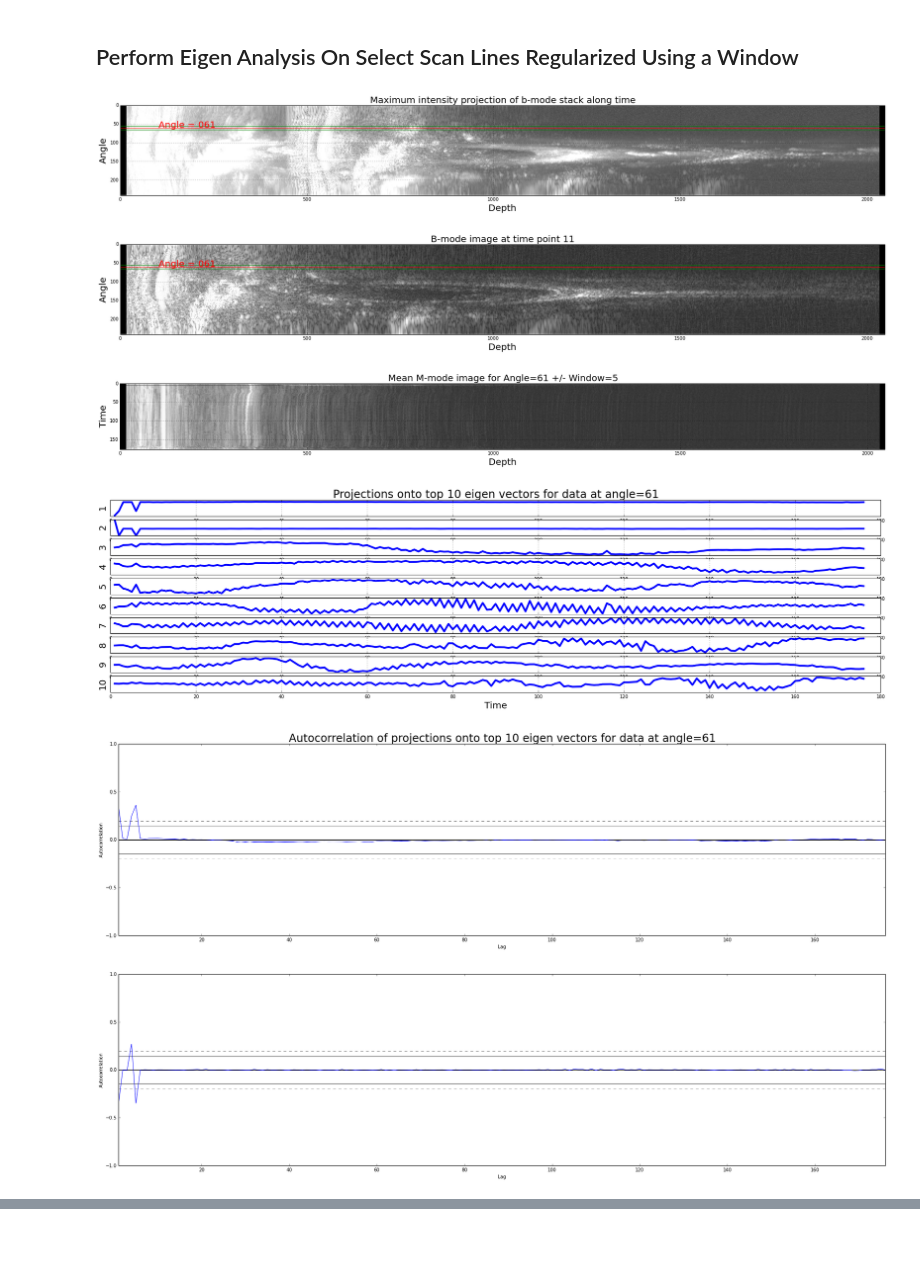
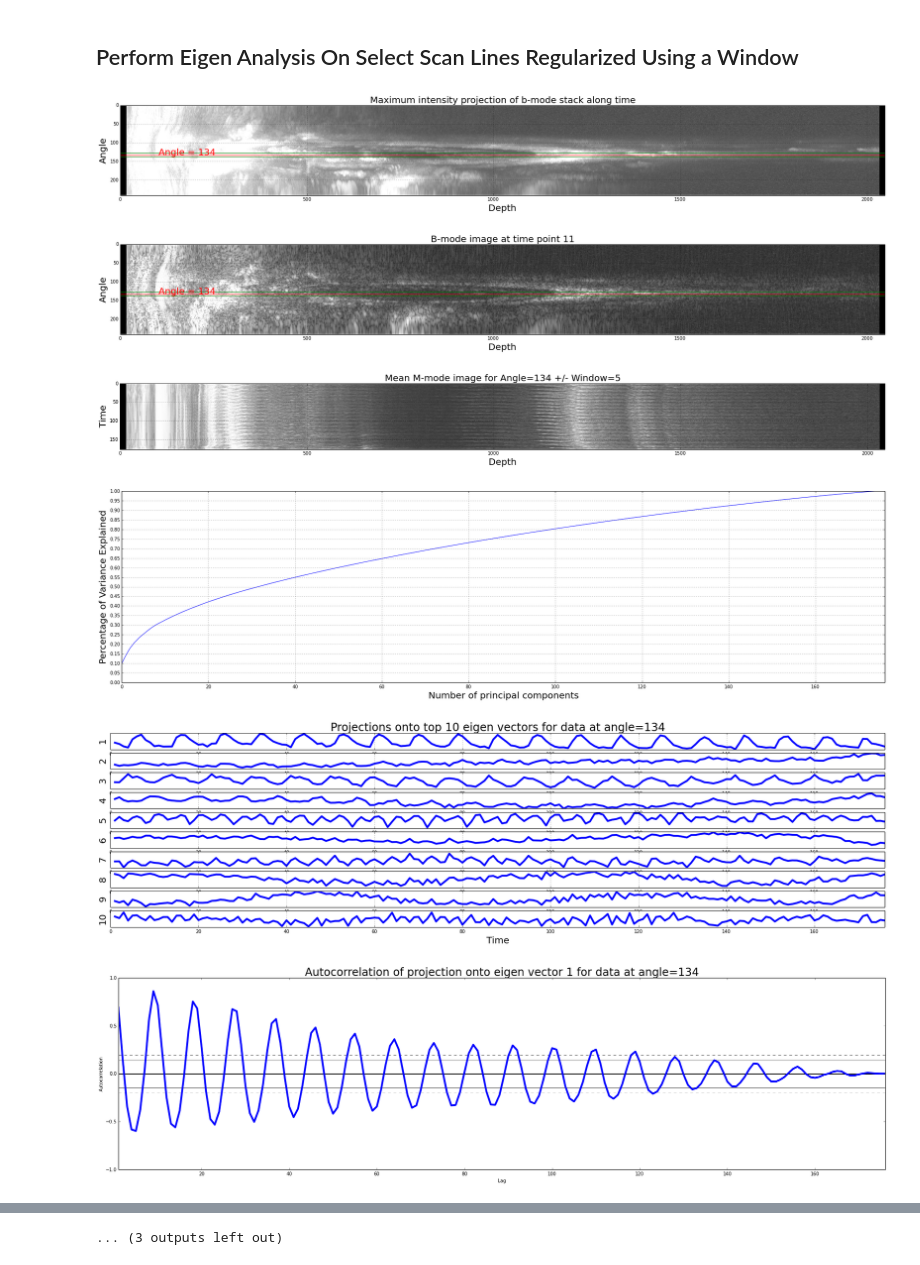
Before and after one commit to KitwareMedical/CardiacUltrasoundPhaseEstimation, a Jupyter notebook: LowCostUltrasound.ipynb, the cells around one changed output, grey strips where cells are left out. Cells and saved outputs as stored; diff of their text form; code cells hidden in the pictures; blank space fills up the shorter version.

```diff
--- a/LowCostUltrasound.ipynb
+++ b/LowCostUltrasound.ipynb
@@ -99,7 +100,7 @@ def convertFromRFtoBMode( imInputRF ):
 # %% [markdown]
 ## Load Image Data
 # %%
-dataRootDir = '../data/StephenHeart2015-01-21'
+dataRootDir = '../../data/StephenHeart2015-01-21/'
 
 dataFiles = {'prefix': [],
              'rf': [],
@@ -123,5 +125,5 @@ for f in os.listdir(dataRootDir):
 # %%
-fid = 1
+fid = 2
 dataFilePath_rf = dataFiles['rf'][fid]
 dataFilePath_bm = dataFiles['bm'][fid]
 dataFilePath_bmsc = dataFiles['bmsc'][fid]
@@ -143,6 +145,7 @@ print '\tSize: ', imInput_bm_sitk.GetSize()
 print '\tSpacing: ', imInput_bm_sitk.GetSpacing()
 
 imInput_bm = np.transpose( sitk.GetArrayFromImage( imInput_bm_sitk ), [2, 1, 0] )
+#imInput_bm = convertFromRFtoBMode(imInput_rf)
 
 # Load bmode image before scan conversion
 print "\nLoading bmode image after scan conversion: "
@@ -291,13 +309,14 @@ for eid in range(numEigenVectors):
 ## Perform Eigen Analysis On Select Scan Lines Regularized Using a Window
 # %%
 # set parameters
-showEigenVarianceCoverage = False
+showEigenVarianceCoverage = True
 titlesize = 24
 labelsize = 20
 
 numEigenVectors = 10
-thetaSel = np.round(imInput_bm.shape[1] * 0.25)
+thetaSel = np.round(imInput_bm.shape[1] * 0.55)
 thetaWindow = 5
+minDepth = 0
 
 # display scan line on b-mode MIP
 plt.figure()
@@ -309,6 +328,9 @@ plt.text(0.05 * imInput_bm.shape[0], thetaSel, 'Angle = %.3d' % (thetaSel+1),
          fontsize=labelsize, color='r')
 plt.gca().add_patch(mpatches.Rectangle((0, thetaSel-thetaWindow), imInput_bm.shape[0], 2*thetaWindow,
                                        fill=False, ec='g'))
+
+plt.plot([minDepth,minDepth], [0, imInput_bm.shape[1]], 'm', linewidth=2)
+
 plt.xlim([0,imInput_bm.shape[0]])
 plt.ylim([0,imInput_bm.shape[1]])
 plt.xlabel('Depth', fontsize=labelsize)
@@ -327,6 +349,9 @@ plt.text(0.05 * imInput_bm.shape[0], thetaSel, 'Angle = %.3d' % (thetaSel+1),
          fontsize=labelsize, color='r')
 plt.gca().add_patch(mpatches.Rectangle((0, thetaSel-thetaWindow), imInput_bm.shape[0], 2*thetaWindow,
                                        fill=False, ec='g'))
+
+plt.plot([minDepth,minDepth], [0, imInput_bm.shape[1]], 'm', linewidth=2)
+
 plt.xlim([0,imInput_bm.shape[0]])
 plt.ylim([0,imInput_bm.shape[1]])
 plt.xlabel('Depth', fontsize=labelsize)
@@ -347,6 +372,7 @@ plt.title('Mean M-mode image for Angle=%d +/- Window=%d'
 
 # create a matrix where each row represents the data of a scan line at a timepoint
 # each row will be treated as an observation for pca
+imCurScanLinePatch = imCurScanLinePatch[minDepth:,:,:]
 X = []
 for tid in range(imInput_bm.shape[2]):
     if tid == 0:
@@ -366,6 +392,7 @@ if showEigenVarianceCoverage:
 
     plt.figure()
     plt.plot(x, cumSumVar)
+    plt.xlim([0,X.shape[0]])
     plt.yticks(np.arange(0.0,1.01,0.05))
     plt.xlabel('Number of principal components', fontsize=labelsize)
     plt.ylabel('Percentage of Variance Explained', fontsize=labelsize)
@@ -375,39 +402,40 @@ X_proj = pca.transform(X)
 
 # display projections onto top eigen vectors and
 plt.figure(figsize=(30, 7.5))
 for eid in range(numEigenVectors):
 
     # display projection
     plt.subplot(numEigenVectors,1,eid+1)
     plt.plot(1 + np.arange(X_proj.shape[0]), X_proj[:,eid], linewidth=4)
+    plt.xlim([0,X_proj.shape[0]])
     plt.ylabel('%d' % (eid+1), fontsize=labelsize)
     plt.yticks(())
 
     if eid == 0:
         plt.title('Projections onto top %d eigen vectors for data at angle=%d' % (numEigenVectors, thetaSel+1),
                   fontsize=titlesize)
 
     if eid == numEigenVectors-1:
         plt.xlabel('Time', fontsize=labelsize)
 
 # display autocorrelation plots of projections onto top eigen vectors
 for eid in range(numEigenVectors):
 
     # display projection
     plt.figure()
-    pdplot.autocorrelation_plot(pd.Series(X_proj[:,eid]))
+    pdplot.autocorrelation_plot(pd.Series(X_proj[:,eid]), linewidth=4)
 
     if eid == 0:
-        plt.title('Autocorrelation of projections onto top %d eigen vectors for data at angle=%d'
-                  % (numEigenVectors, thetaSel+1),
+        plt.title('Autocorrelation of projection onto eigen vector %d for data at angle=%d'
+                  % (eid+1, thetaSel+1),
                   fontsize=titlesize)
 
     if eid == numEigenVectors-1:
         plt.xlabel('Lag', fontsize=labelsize)
 # %% [output]
-[figure, old version]
+[figure, new version]
-[figure, old version]
+[figure, new version]
-[figure, old version]
+[figure, new version]
-[figure, old version]
+[figure, new version]
-[figure, old version]
+[figure, new version]
-[figure, old version]
+[figure, new version]
@@ -421,0 +448 @@ for eid in range(numEigenVectors):
+... (3 outputs left out)
```
Also changed, not shown: parts of 5 cells of this notebook.
